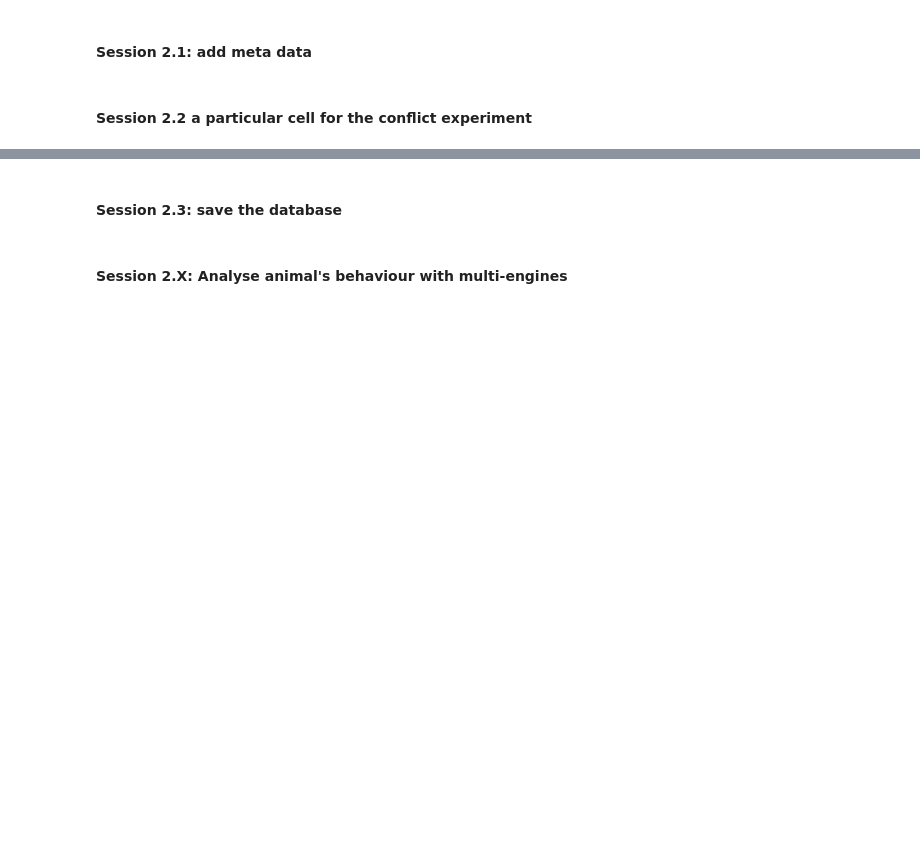
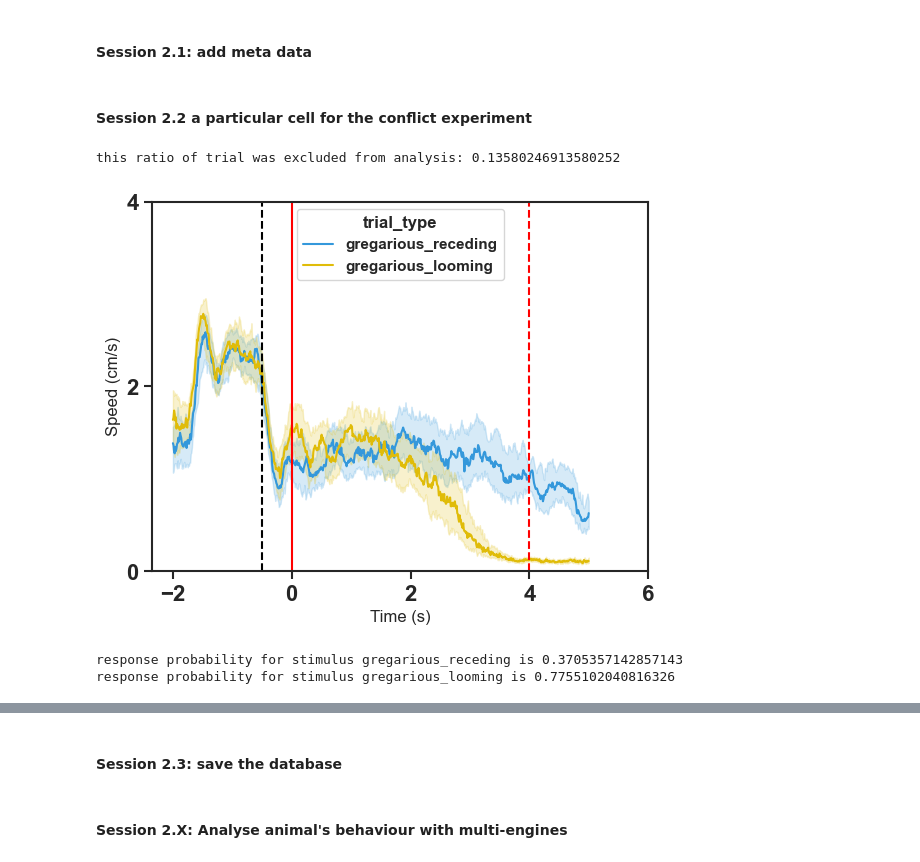
Before and after one commit to chiyu1203/bonfic, a Jupyter notebook: bonfic_tutorial.ipynb, the cells around one changed output, grey strips where cells are left out. Cells and saved outputs as stored; diff of their text form; code cells hidden in the pictures; blank space fills up the shorter version.

```diff
--- a/bonfic_tutorial.ipynb
+++ b/bonfic_tutorial.ipynb
@@ -138,9 +138,9 @@ max is either around 0.1 or -0.2
 dir_list = []
 # Datasets=[r"Y:\GN25051",r"Y:\GN25052",r"Y:\GN25053",r"Y:\GN25054",r"Y:\GN25055",r"Y:\GN25056",r"Y:\GN25057",r"Y:\GN25058",r"Y:\GN25059",r"Y:\GN25060",r"Y:\GN25061",
 #           r"Y:\GN25062",r"Y:\GN25063",r"Y:\GN25064",r"Y:\GN25065",r"Y:\GN25066",r"Y:\GN25067",r"Y:\GN25068",r"Y:\GN25069",r"Y:\GN26008",r"Y:\GN26007"]
-#Datasets=[r"Y:\GN26015",r"Y:\GN26016",r"Y:\GN26017"]
+Datasets=[r"Y:\GN26074",r"Y:\GN26075",r"Y:\GN26076"]
 #Datasets=[r"Y:\GN26040",r"Y:\GN26041",r"Y:\GN26042",r"Y:\GN26043"]
-Datasets=[r"Y:\GN26048",r"Y:\GN26049",r"Y:\GN26050",r"Y:\GN26051",r"Y:\GN26052",r"Y:\GN26053",r"Y:\GN26054",r"Y:\GN26055",r"Y:\GN26056",r"Y:\GN26057",r"Y:\GN26058"]
+#Datasets=[r"Y:\GN26059",r"Y:\GN26060",r"Y:\GN26061",r"Y:\GN26062",r"Y:\GN26063",r"Y:\GN26064",r"Y:\GN26065",r"Y:\GN26066",r"Y:\GN26067",r"Y:\GN26068",r"Y:\GN26069",r"Y:\GN26070",r"Y:\GN26071",r"Y:\GN26072",r"Y:\GN26073"]
 for thisDataset in Datasets:
     for root, dirs, files in os.walk(thisDataset):
         for folder in dirs:
@@ -308,7 +314,7 @@ output2_across_exp=[]
 output3_across_exp=[]
 output4_across_exp=[]
 output5_across_exp=[]
-for count,this_dir in enumerate(dir_list2):
+for count,this_dir in enumerate(dir_list[12:]):
     # if "archive" in this_dir:
     #     print(f"skip archive folder for {this_dir}")
     #     continue
@@ -697,13 +703,16 @@ df_rest_index=df.reset_index(drop=True)
 tmp=tmp.reset_index(drop=True)
 df_combined=pd.concat([df_rest_index, tmp], axis=1)
 # %%
-#active_trials_only=analysis_methods.get("active_trials_only")
-active_trials_only=False
+active_trials_only=analysis_methods.get("active_trials_only")
 analysis_window=analysis_methods.get("analysis_window")
 stim_duration=analysis_methods.get("stim_duration")
+camera_fps=analysis_methods.get("camera_fps")
+running_trial_distance_threshold=1*abs(analysis_window[0]+0.5)# should be the time prior to looming stimuli but needs to exclude the time of stimulus presentation
 output1_arr=np.vstack(output1_across_exp)
 if active_trials_only:
     active_trials=df_combined[df_combined['travel_distance_isi']>1]
+    active_trials_ratio=active_trials.shape[0]/df_combined.shape[0]
+    print(f"this ratio of trial was excluded from analysis: {1-active_trials_ratio}")
     e_arr=np.repeat(active_trials['stim_type'].values,output1_arr.shape[1])
     v_arr=np.hstack(output1_arr[active_trials.index,:])
     t_arr=np.tile(np.linspace(analysis_window[0],analysis_window[1],output1_arr.shape[1]),active_trials.shape[0])
@@ -713,6 +722,8 @@ else:
     v_arr=np.hstack(output1_arr)
 data=np.column_stack((np.transpose(e_arr),np.transpose(t_arr),np.transpose(v_arr)))
 ready_to_plot=pd.DataFrame(data,columns=['trial_type', 'Time (s)', 'Speed (cm/s)'])
+# %% [output]
+this ratio of trial was excluded from analysis: 0.13580246913580252
 # %%
 plt.rcParams.update({'font.size': 16})
 plt.rcParams['font.family'] = 'Arial'
@@ -736,31 +747,33 @@ elif analysis_methods.get("experiment_name")!='sweeploom':
     "#E0BC09","#3498db"
     ]
 elif len(stim_duration)>1:
     custom_colors = [
     "#FF0000","#6DB26D","#3498db","#0000FF","#008000","#EE6247"
     ]
 else:
     custom_colors = [
     "#0000FF","#000000","#FF0000"
     ]
 sns.lineplot(x='Time (s)', y='Speed (cm/s)',hue="trial_type",
-             data=ready_to_plot,estimator='median', palette=custom_colors,errorbar=('ci', 95),legend=False)
+             data=ready_to_plot,estimator='median', palette=custom_colors,errorbar=('ci', 95),legend=True)
 if analysis_methods.get("experiment_name")=='sweeploom':
     plt.axvline(x=0, color='black', linestyle='-', label='Loom appears')
     plt.axvline(x=1, color='black', linestyle='--', label='Looming onset')
     plt.axvline(x=2, color='gray', linestyle='--', label='Looming offset')
     plt.axvline(x=3, color='gray', linestyle='-', label='Loom disppears')
     if len(stim_duration)>1:
         plt.axvline(x=3, color='gray', linestyle='--', label='Slow Loom offset')
         plt.axvline(x=4, color='gray', linestyle='-', label='Slow Loom disppears')
     plt.xticks([0, 2, 4])
     plt.yticks([0,5])
 else:
     plt.axvline(x=-0.5, color='black', linestyle='--', label='agent appear')
     plt.axvline(x=0, color='red', linestyle='-', label='Looming starts')
     plt.axvline(x=4, color='red', linestyle='--', label='Looming ends')
     plt.xticks([-2, 0, 2, 4, 6])
     plt.yticks([0,2,4])
     plt.ylim([0,4])
 plt.savefig("speed_profile.svg", dpi=300, bbox_inches='tight')
 plt.savefig("speed_profile.png", dpi=300, bbox_inches='tight')
+# %% [output]
+[figure, added]
@@ -766,0 +782,7 @@ plt.savefig("speed_profile.png", dpi=300, bbox_inches='tight')
+# %%
+for this_stim_type in active_trials['stim_type'].unique():
+    response_probability=stop_trials[stop_trials['stim_type']==this_stim_type].shape[0]/active_trials[active_trials['stim_type']==this_stim_type].shape[0]
+    print(f"response probability for stimulus {this_stim_type} is {response_probability}")
+# %% [output]
+response probability for stimulus gregarious_receding is 0.3705357142857143
+response probability for stimulus gregarious_looming is 0.7755102040816326
```
Also changed, not shown: parts of 4 cells of this notebook, 3 other files.
